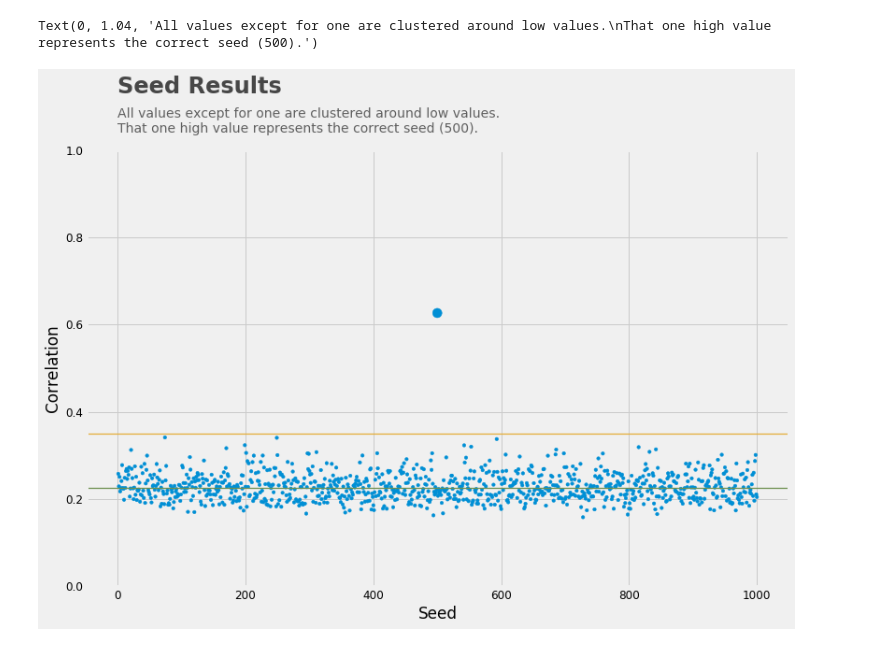
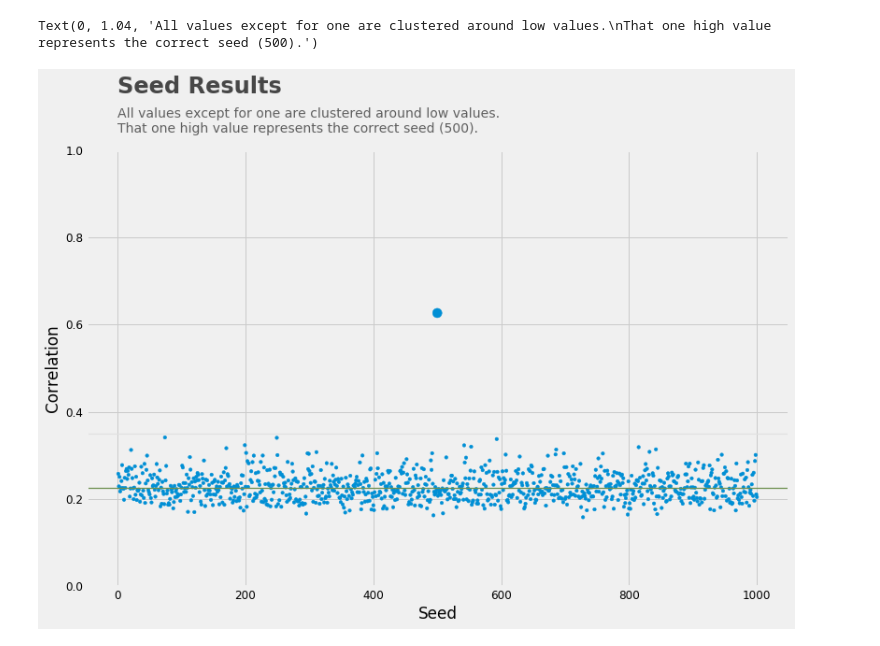
Before and after one commit to Call1st0/dft-based-watermarking-method-with-GCR-masking, a Jupyter notebook: seedResults.ipynb, the cells around one changed output. Drawn from its saved outputs; the diff is of its cells as text; code cells hidden in the pictures.

```diff
--- a/seedResults.ipynb
+++ b/seedResults.ipynb
@@ -38,30 +17,30 @@ sizeMarked[corr<0.5]=12.5
 # %%
 style.use('fivethirtyeight')
 
 graph = dfSeed.plot(kind='scatter', x = 'Seed',y = 'Correlation', s = sizeMarked, figsize = (12, 8))
 
 # Setting rules for labeling axes
 graph.tick_params(axis = 'both', which = 'major', labelsize = 12)
 graph.set_ylim(bottom=0, top=1)
 
 # Title
 
 # Y value is continuous to values on Y-axis. For instance,
 # if the maximum value is 60, the text can begin at 61.
 
 # Alpha indicates text opacity
 
 graph.text(x = 0, y = 1.13, s = "Seed Results",
                fontsize = 24, weight = 'bold', alpha = .7)
 
 # Creating different lines accross the graph (can be used for important slices of results)
-graph.axhline(y = 0.35, color = '#e5ae38', linewidth = 1.25, alpha = 1)
+graph.axhline(y = 0.35, color = '#e1e1e1', linewidth = 1.25, alpha = 1)
 graph.axhline(y = dfSeed2['Correlation'].median(), color = '#6d904f', linewidth = 1.25, alpha = 1)
 
 # Subtitle
 graph.text(x = 0, y = 1.04,
                s = "All values except for one are clustered around low values.\nThat one high value represents the correct seed (500).",
               fontsize = 14, alpha = .6)
 # %% [output]
 Text(0, 1.04, 'All values except for one are clustered around low values.\nThat one high value represents the correct seed (500).')
-[figure, old version]
+[figure, new version]
```
Also changed, not shown: parts of 2 cells of this notebook, 6 other files.
